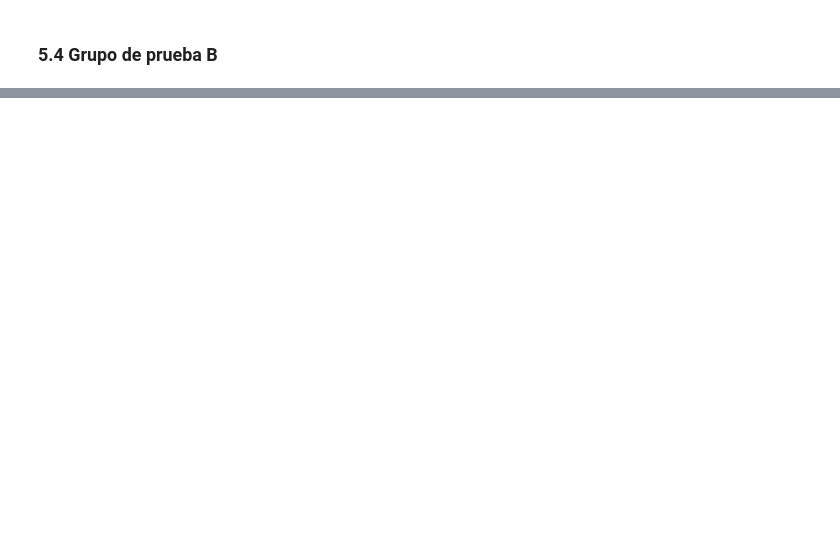
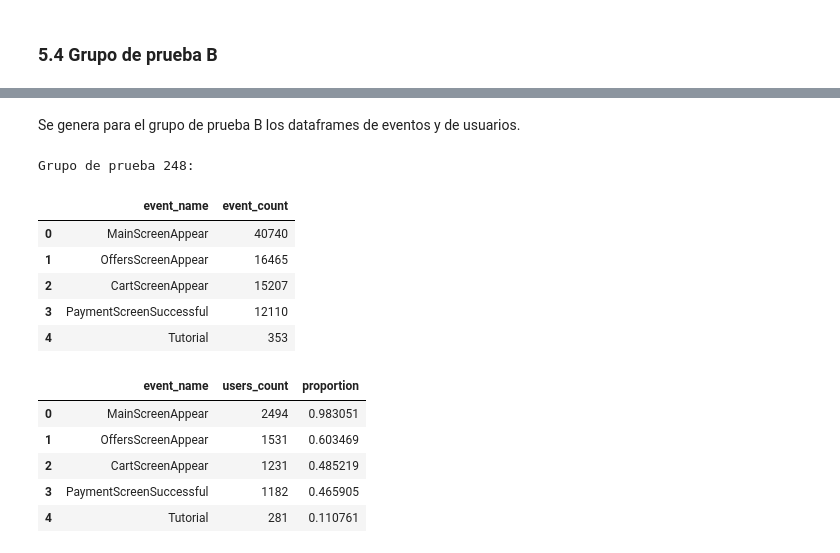
Before and after one commit to EmilioGonzalez29/TT-Project-S11, a Jupyter notebook: project.ipynb, the cells around one changed output, grey strips where cells are left out. Saved outputs shown, nothing was run; the diff lists cells and outputs as text; code cells hidden in the pictures; blank space fills up the shorter version.

```diff
--- a/project.ipynb
+++ b/project.ipynb
@@ -720,0 +699,30 @@ Se confirma que los grupos se dividieron correctamente, ya que existe más proba
+# %% [markdown]
+Se genera para el grupo de prueba B los dataframes de eventos y de usuarios.
+# %%
+#Dataframe con el conteo de registros de eventos
+group_248_events = group_248.groupby('event_name').agg({'user_id':'count'}).sort_values(by='user_id', ascending=False).reset_index()
+group_248_events.columns = ['event_name', 'event_count']
+print('Grupo de prueba 248:')
+display(group_248_events)
+
+print()
+
+#Dataframe con el conteo de usuarios por evento y proporciones
+group_248_users = group_248.groupby('event_name').agg({'user_id':'nunique'}).sort_values(by='user_id', ascending=False).reset_index()
+group_248_users.columns = ['event_name', 'users_count']
+group_248_users['proportion'] = group_248_users['users_count'] / group_248['user_id'].nunique()
+display(group_248_users)
+# %% [output]
+Grupo de prueba 248:
+|  | event_name | event_count |
+| 0 | MainScreenAppear | 40740 |
+| 1 | OffersScreenAppear | 16465 |
+| 2 | CartScreenAppear | 15207 |
+| 3 | PaymentScreenSuccessful | 12110 |
+| 4 | Tutorial | 353 |
+|  | event_name | users_count | proportion |
+| 0 | MainScreenAppear | 2494 | 0.983051 |
+| 1 | OffersScreenAppear | 1531 | 0.603469 |
+| 2 | CartScreenAppear | 1231 | 0.485219 |
+| 3 | PaymentScreenSuccessful | 1182 | 0.465905 |
+| 4 | Tutorial | 281 | 0.110761 |
```
Also changed, not shown: parts of 30 cells of this notebook.
